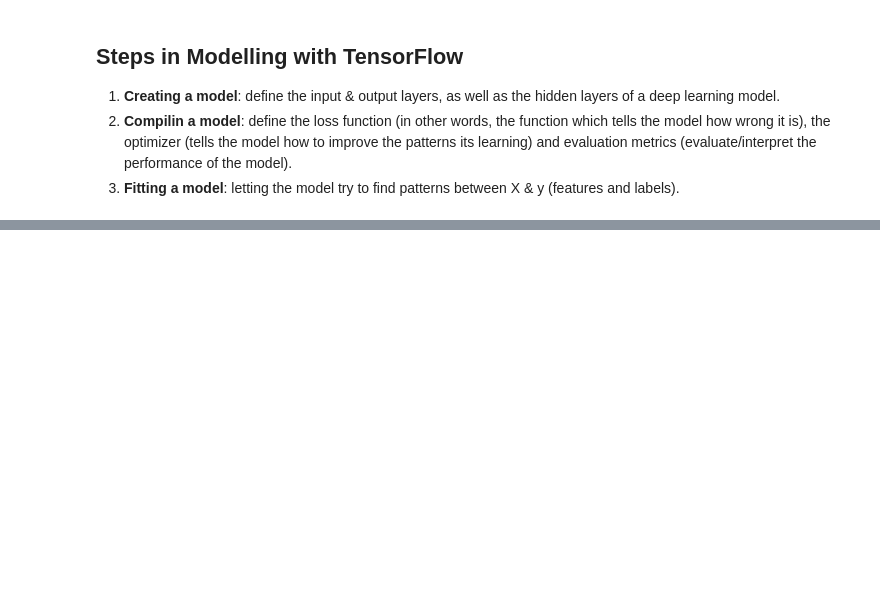
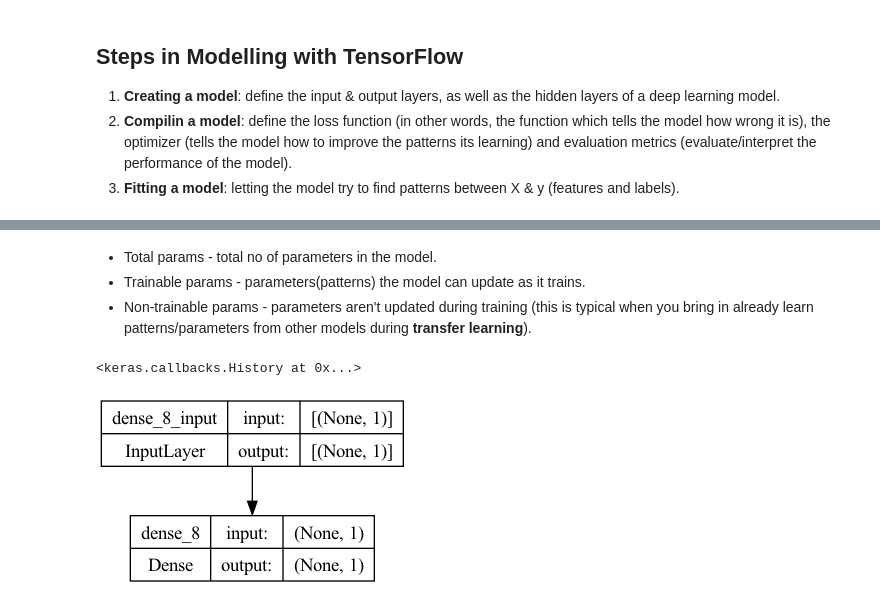
Before and after one commit to Jammal7/Introduction_to_Data_Science, a Jupyter notebook: Deep Learning/Tensorflow/01_neural_network_regression.ipynb, the cells around one changed output, grey strips where cells are left out. Drawn from its saved outputs; the diff is of its cells as text; code cells hidden in the pictures; blank space fills up the shorter version.

```diff
--- a/Deep Learning/Tensorflow/01_neural_network_regression.ipynb
+++ b/Deep Learning/Tensorflow/01_neural_network_regression.ipynb
@@ -105,0 +298,8 @@ array([[-13.599779]], dtype=float32)
+# %%
+X_train = X[:40]
+y_train = y[:40]
+
+X_test = X[40:]
+y_test = y[40:]
+
+len(X_train), len(X_test), len(y_train), len(y_test)
@@ -105,0 +312,12 @@ array([[-13.599779]], dtype=float32)
+# %%
+tf.random.set_seed(42)
+
+# 1. Create a model
+model = tf.keras.Sequential([
+    tf.keras.layers.Dense(1, input_shape=[1])
+])
+
+# 2. Compile the model
+model.compile(loss = tf.keras.losses.mae,
+             optimizer = tf.keras.optimizers.SGD(),
+             metrics = ['mae'])
@@ -105,0 +341,15 @@ array([[-13.599779]], dtype=float32)
+# %% [markdown]
+* Total params - total no of parameters in the model.
+* Trainable params - parameters(patterns) the model can update as it trains.
+* Non-trainable params - parameters aren't updated during training (this is typical when you bring in already learn patterns/parameters from other models during **transfer learning**).
+# %%
+# 3. Fit the model
+model.fit(X_train, y_train, epochs=100, verbose=0)
+# %% [output]
+<keras.callbacks.History at 0x...>
+# %%
+from tensorflow.keras.utils import plot_model
+
+plot_model(model=model, show_shapes=True)
+# %% [output]
+[figure, added]
```
Also changed, not shown: parts of 19 cells of this notebook, 1 other file.
